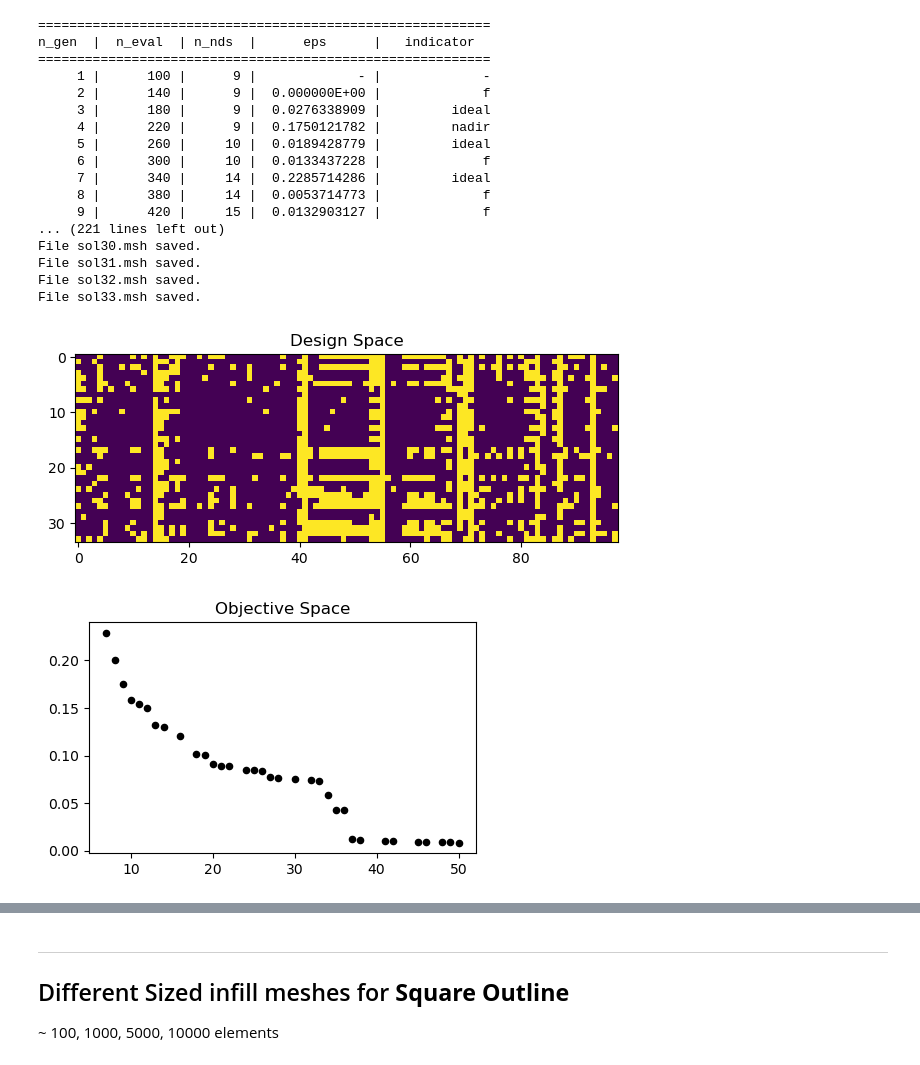
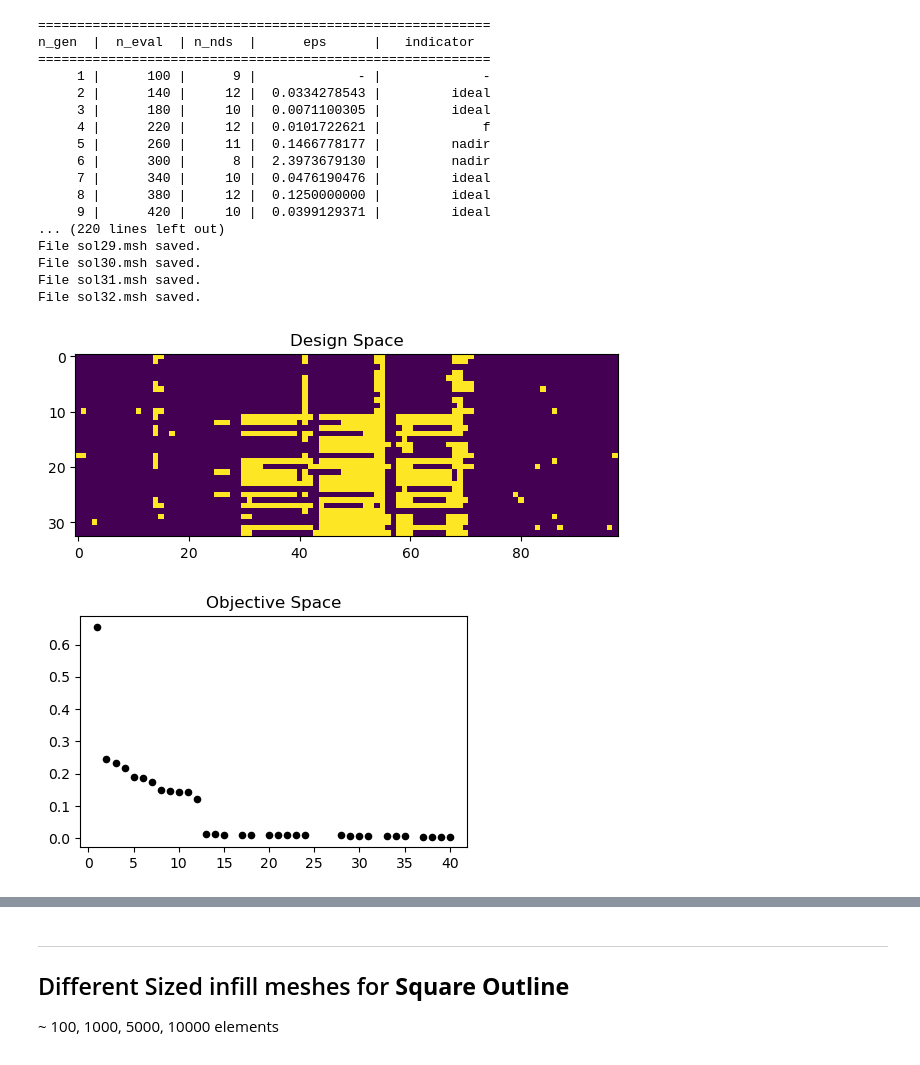
Before and after one commit to grohalex/Project2023, a Jupyter notebook: Pymoo_withFEA.ipynb, the cells around one changed output, grey strips where cells are left out. Saved outputs shown, nothing was run; the diff lists cells and outputs as text; code cells hidden in the pictures.

Commit message:
pymoo_withFEA - reduced mutation rate + fillHoles() attempt 2

```diff
--- a/Pymoo_withFEA.ipynb
+++ b/Pymoo_withFEA.ipynb
@@ -496,6 +520,7 @@ from pymoo.optimize import minimize
 from pymoo.operators.sampling.rnd import BinaryRandomSampling
 from pymoo.operators.crossover.hux import HalfUniformCrossover
 from pymoo.operators.crossover.ux import UniformCrossover
+from pymoo.operators.crossover.pntx import TwoPointCrossover
 from pymoo.operators.mutation.bitflip import BitflipMutation
 
 from pymoo.decomposition.asf import ASF
@@ -557,9 +582,9 @@ algorithm = NSGA2(
     pop_size=100,
     n_offsprings=40,
     sampling=BinaryRandomSampling(),
-    crossover=HalfUniformCrossover(prob_hux=0.5),
+    crossover=TwoPointCrossover(prob=1.0),
     #crossover=UniformCrossover(),
-    mutation=BitflipMutation(prob=0.5, prob_var=0.3),
+    mutation=BitflipMutation(prob=0.5, prob_var= 2 * 1/num_el),  # mutation scaled by the num of elements
     eliminate_duplicates=True
 )
 
@@ -660,42 +685,42 @@ if len(X) > n_keep:
 
         fl_offset = (-1)**i * 20  # spreading fluctuating offset
         ab = AnnotationBbox(imagebox, (x, y),
                             xybox=(32 - 0.6 * fl_offset, 38 + fl_offset),
                             xycoords='data',
                             boxcoords=("offset points", "offset points"),
                             pad=-1,
                             arrowprops=dict(
                                 arrowstyle="->",
                                 connectionstyle="angle,angleA=0,angleB=90,rad=3",
                                 linewidth=0.5)
                             )
         ax.add_artist(ab)
         ax.text(x, y, f"  {str(ind)}", va='top', ha='left', zorder=4)
 
     xrang = np.abs(np.max(F_ASF[:,0]) - np.min(F_ASF[:,0]))
     yrang = np.abs(np.max(F_ASF[:,1]) - np.min(F_ASF[:,1]))
     ax.set_xlim((np.min(F_ASF[:,0]) - 0.05*xrang, np.max(F_ASF[:,0]) + 0.15*xrang ))
     ax.set_ylim((np.min(F_ASF[:,1]) - 0.1*yrang, np.max(F_ASF[:,1]) + 0.25*yrang ))
     plt.title(f"Objective Space of {n_kept} ASF-selected solutions")
     plt.savefig(out_dir / 'ObjectiveSpace-ASF.png')
     plt.show()
 # %% [output]
 ==========================================================
 n_gen  |  n_eval  | n_nds  |      eps      |   indicator
 ==========================================================
      1 |      100 |      9 |             - |             -
-     2 |      140 |      9 |  0.000000E+00 |             f
-     3 |      180 |      9 |  0.0276338909 |         ideal
-     4 |      220 |      9 |  0.1750121782 |         nadir
-     5 |      260 |     10 |  0.0189428779 |         ideal
-     6 |      300 |     10 |  0.0133437228 |             f
-     7 |      340 |     14 |  0.2285714286 |         ideal
-     8 |      380 |     14 |  0.0053714773 |             f
-     9 |      420 |     15 |  0.0132903127 |             f
-... (221 lines left out)
+     2 |      140 |     12 |  0.0334278543 |         ideal
+     3 |      180 |     10 |  0.0071100305 |         ideal
+     4 |      220 |     12 |  0.0101722621 |             f
+     5 |      260 |     11 |  0.1466778177 |         nadir
+     6 |      300 |      8 |  2.3973679130 |         nadir
+     7 |      340 |     10 |  0.0476190476 |         ideal
+     8 |      380 |     12 |  0.1250000000 |         ideal
+     9 |      420 |     10 |  0.0399129371 |         ideal
+... (220 lines left out)
+File sol29.msh saved.
 File sol30.msh saved.
 File sol31.msh saved.
 File sol32.msh saved.
-File sol33.msh saved.
-[figure, old version]
+[figure, new version]
-[figure, old version]
+[figure, new version]
```
Also changed, not shown: parts of 8 cells of this notebook.
